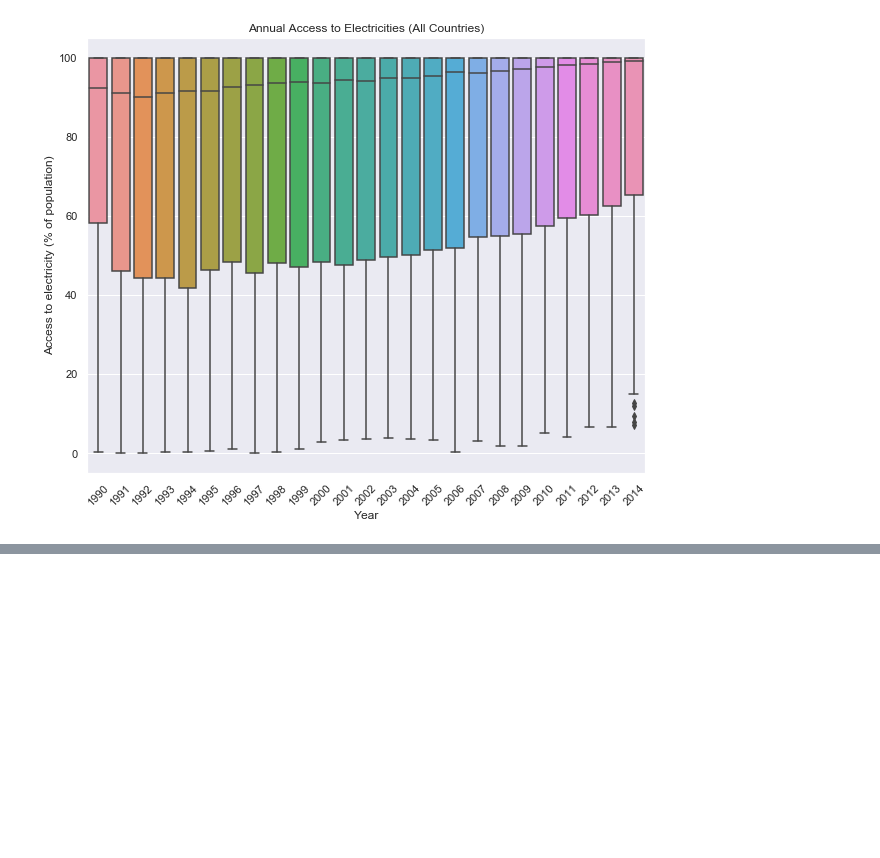
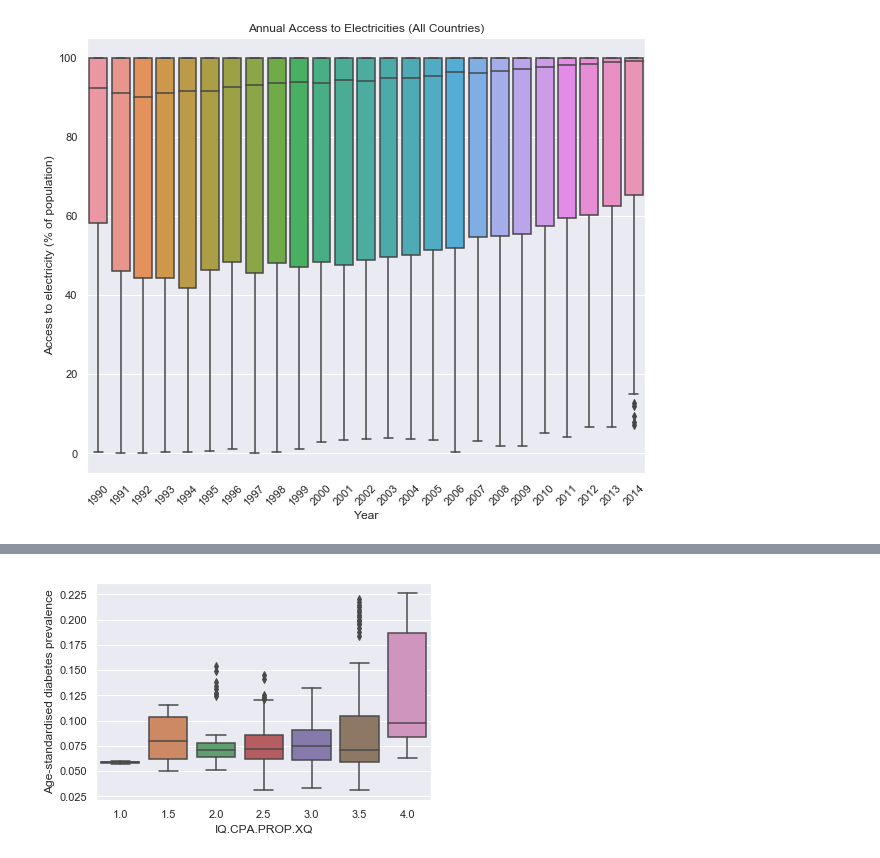
Before and after one commit to amateola7/Project-1-group4, a Jupyter notebook: ProjectOne_GroupFour_DataAnalysis.ipynb, the cells around one changed output, grey strips where cells are left out. Cells and saved outputs as stored; diff of their text form; code cells hidden in the pictures; blank space fills up the shorter version.

```diff
--- a/ProjectOne_GroupFour_DataAnalysis.ipynb
+++ b/ProjectOne_GroupFour_DataAnalysis.ipynb
@@ -167,0 +212,6 @@ Text(0.5, 1.0, 'Annual Access to Electricities (All Countries)')
+# %%
+
+sns.boxplot(x="IQ.CPA.PROP.XQ", y="Age-standardised diabetes prevalence", data=no_nan_data)
+plt.show()
+# %% [output]
+[figure, added]
```
Also changed, not shown: parts of 10 cells of this notebook, 15 other files.
